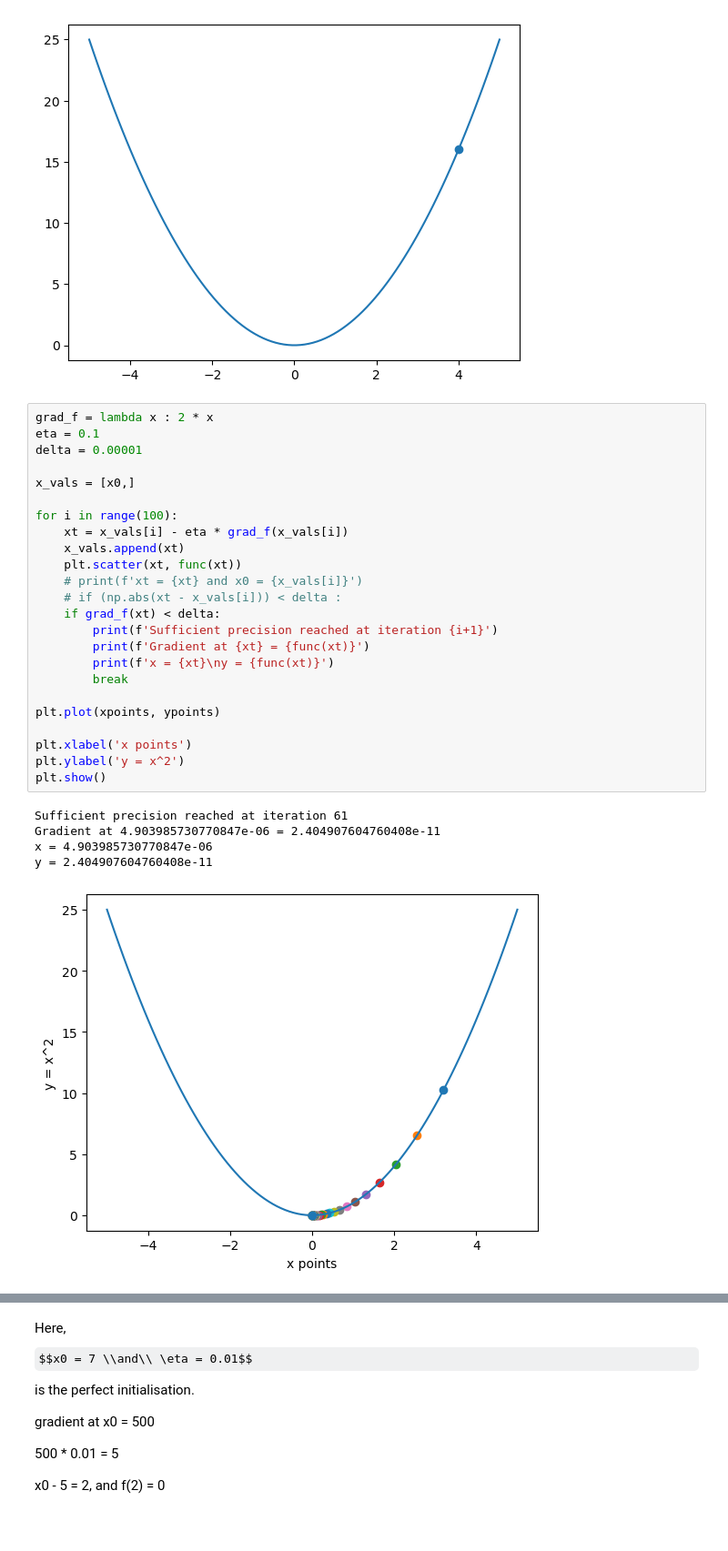
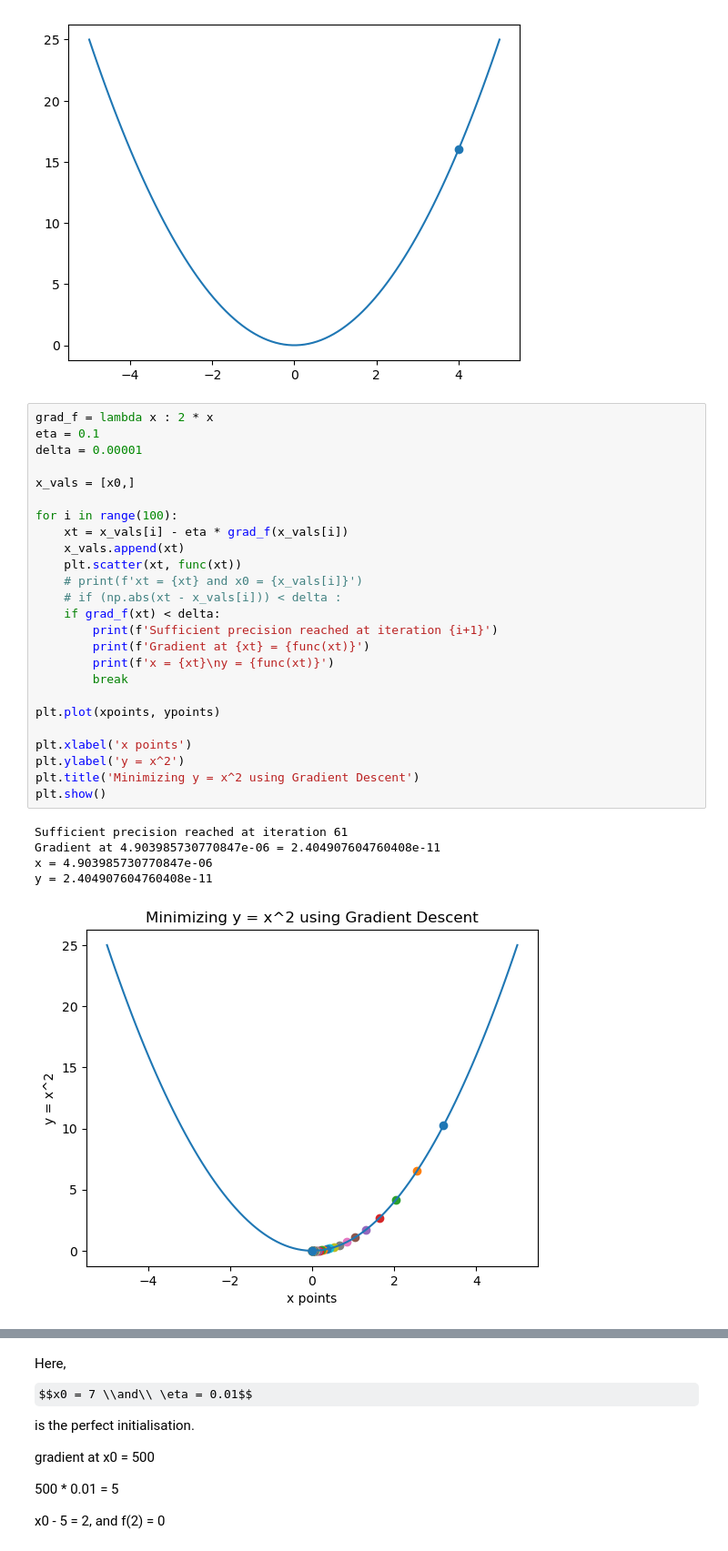
Before and after one commit to romulan-overlord/MDSC-103, a Jupyter notebook: 23908-MDSC103-Assignment2.ipynb, the cells around one changed output, grey strips where cells are left out. Shown at 91% size. Saved outputs shown, nothing was run; the diff lists cells and outputs as text; some formulas as TeX source; blank space fills up the shorter version.

Commit message:
add plot labels

```diff
--- a/23908-MDSC103-Assignment2.ipynb
+++ b/23908-MDSC103-Assignment2.ipynb
@@ -18,33 +18,34 @@ plt.show()
 # %%
 grad_f = lambda x : 2 * x
 eta = 0.1
 delta = 0.00001
 
 x_vals = [x0,]
 
 for i in range(100):
     xt = x_vals[i] - eta * grad_f(x_vals[i])
     x_vals.append(xt)
     plt.scatter(xt, func(xt))
     # print(f'xt = {xt} and x0 = {x_vals[i]}')
     # if (np.abs(xt - x_vals[i])) < delta :
     if grad_f(xt) < delta:
         print(f'Sufficient precision reached at iteration {i+1}')
         print(f'Gradient at {xt} = {func(xt)}')
         print(f'x = {xt}\ny = {func(xt)}')
         break
 
 plt.plot(xpoints, ypoints)
 
 plt.xlabel('x points')
 plt.ylabel('y = x^2')
+plt.title('Minimizing y = x^2 using Gradient Descent')
 plt.show()
 # %% [output]
 Sufficient precision reached at iteration 61
 Gradient at 4.903985730770847e-06 = 2.404907604760408e-11
 x = 4.903985730770847e-06
 y = 2.404907604760408e-11
-[figure, old version]
+[figure, new version]
 # %%
 def gradient_descent(fun, grad_func, eta, delta, x0, interval, iterations):
     xpoints = np.linspace(interval[0], interval[1], 100)
```
Also changed, not shown: parts of 3 cells of this notebook.
